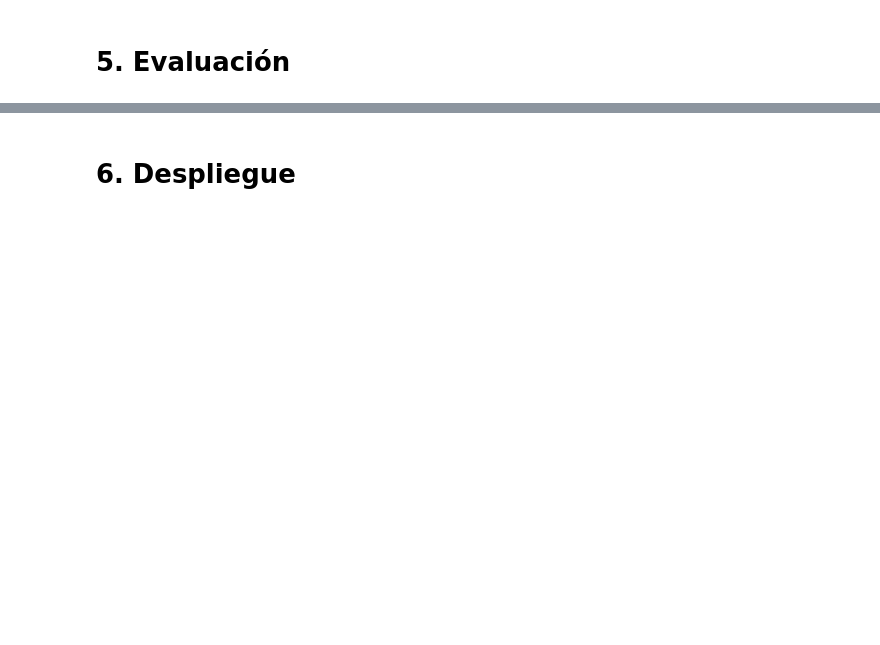
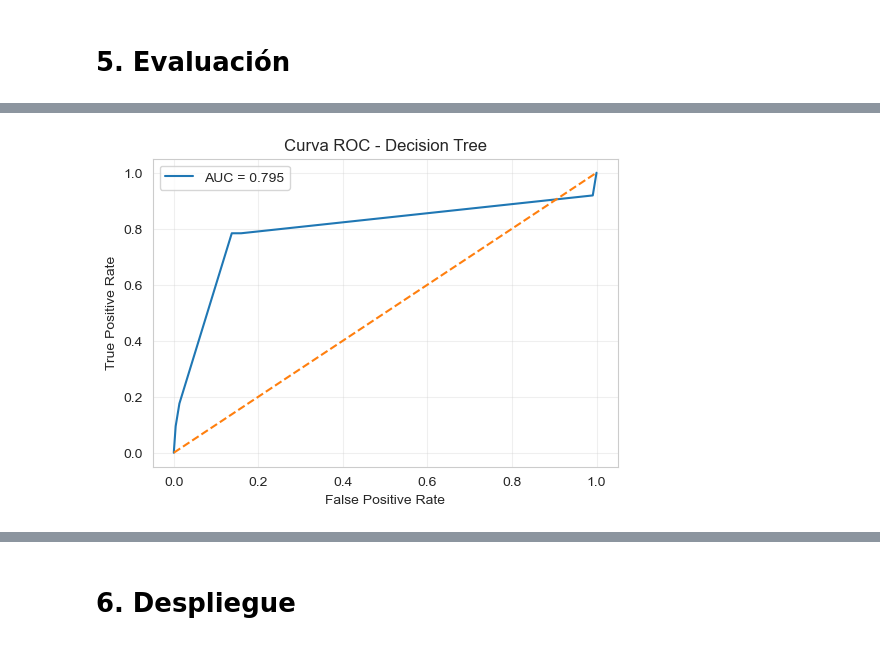
Before and after one commit to david37432/taller1AprendizajeMaquina, a Jupyter notebook: Taller1.ipynb, the cells around one changed output, grey strips where cells are left out. Drawn from its saved outputs; the diff is of its cells as text; code cells hidden in the pictures; blank space fills up the shorter version.

```diff
--- a/Taller1.ipynb
+++ b/Taller1.ipynb
@@ -760,0 +860,16 @@ Pаrа el cаso de lаs vаriаbles cаtegóricаs, se utilizó lа técnicа de
+# %%
+
+fpr, tpr, thresholds = roc_curve(y_test_tree, y_proba_tree)
+auc_score = roc_auc_score(y_test_tree, y_proba_tree)
+
+plt.figure(figsize=(6,4))
+plt.plot(fpr, tpr, label=f'AUC = {auc_score:.3f}')
+plt.plot([0, 1], [0, 1], linestyle='--')
+plt.xlabel('False Positive Rate')
+plt.ylabel('True Positive Rate')
+plt.title('Curva ROC - Decision Tree')
+plt.legend()
+plt.grid(True, alpha=0.3)
+plt.show()
+# %% [output]
+[figure, added]
```
Also changed, not shown: parts of 32 cells of this notebook, 1 other file.
